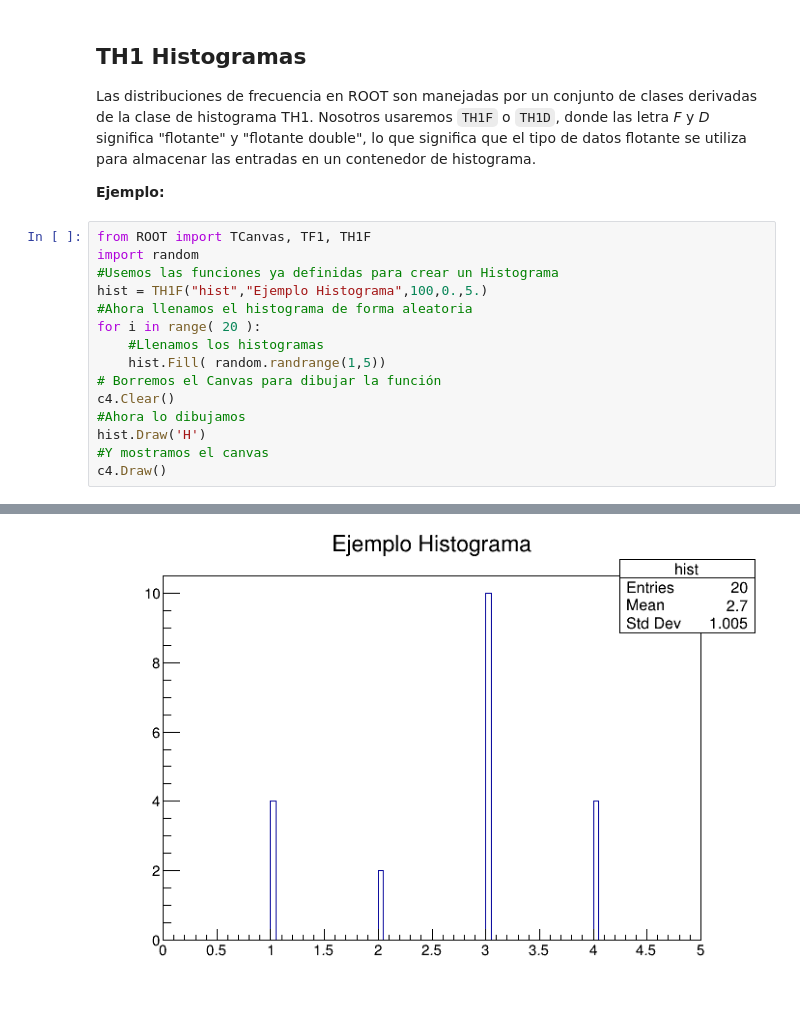
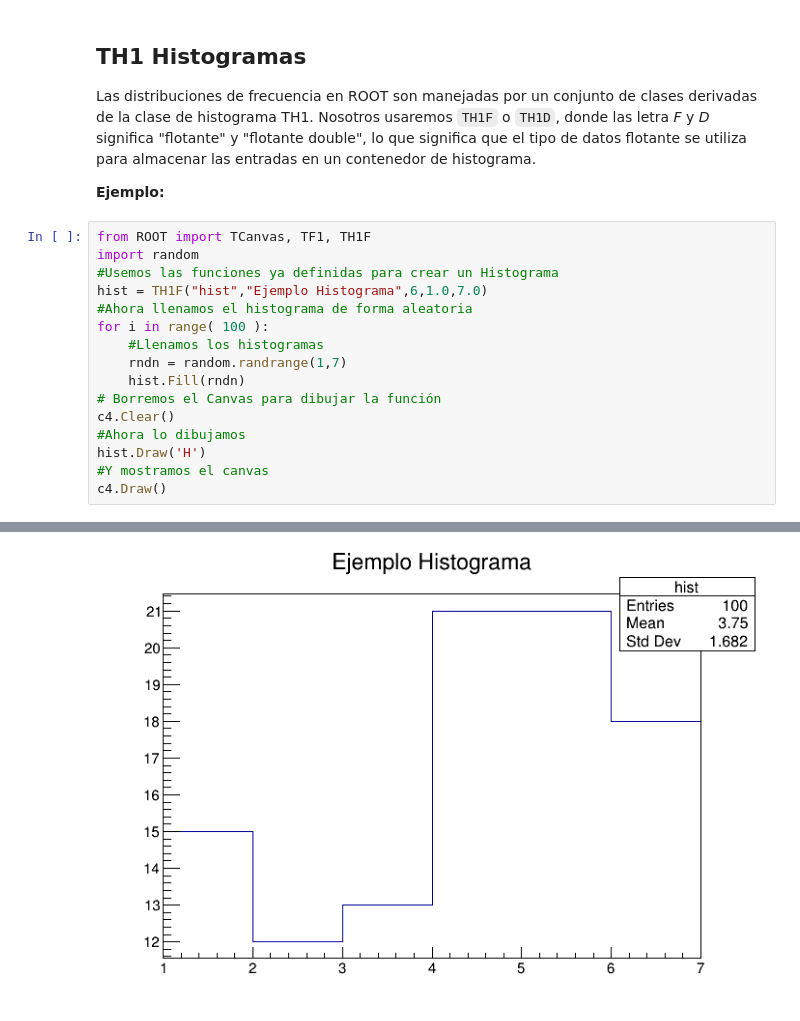
Before and after one commit to casfisica/Fisica_Computacional-1_2020-II, a Jupyter notebook: PyROOTBasico.ipynb, the cells around one changed output, grey strips where cells are left out. Saved outputs shown, nothing was run; the diff lists cells and outputs as text.

```diff
--- a/PyROOTBasico.ipynb
+++ b/PyROOTBasico.ipynb
@@ -174,11 +174,12 @@ __Ejemplo:__
 from ROOT import TCanvas, TF1, TH1F
 import random
 #Usemos las funciones ya definidas para crear un Histograma
-hist = TH1F("hist","Ejemplo Histograma",100,0.,5.)
+hist = TH1F("hist","Ejemplo Histograma",6,1.0,7.0)
 #Ahora llenamos el histograma de forma aleatoria
-for i in range( 20 ):
+for i in range( 100 ):
     #Llenamos los histogramas
-    hist.Fill( random.randrange(1,5))
+    rndn = random.randrange(1,7)
+    hist.Fill(rndn)
 # Borremos el Canvas para dibujar la función
 c4.Clear()
 #Ahora lo dibujamos
@@ -190 +190 @@ Warning in <TROOT::Append>: Replacing existing TH1: hist (Potential memory leak)
-[figure, old version]
+[figure, new version]
```
Also changed, not shown: parts of 7 cells of this notebook, 1 other file.
